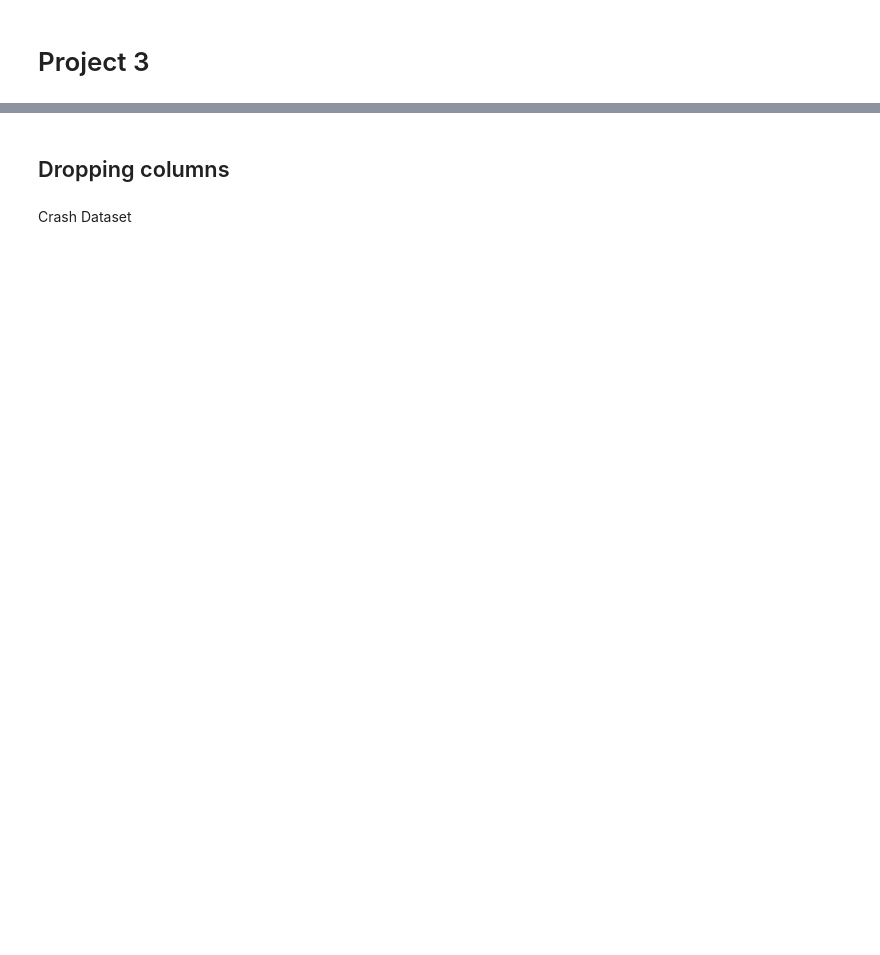
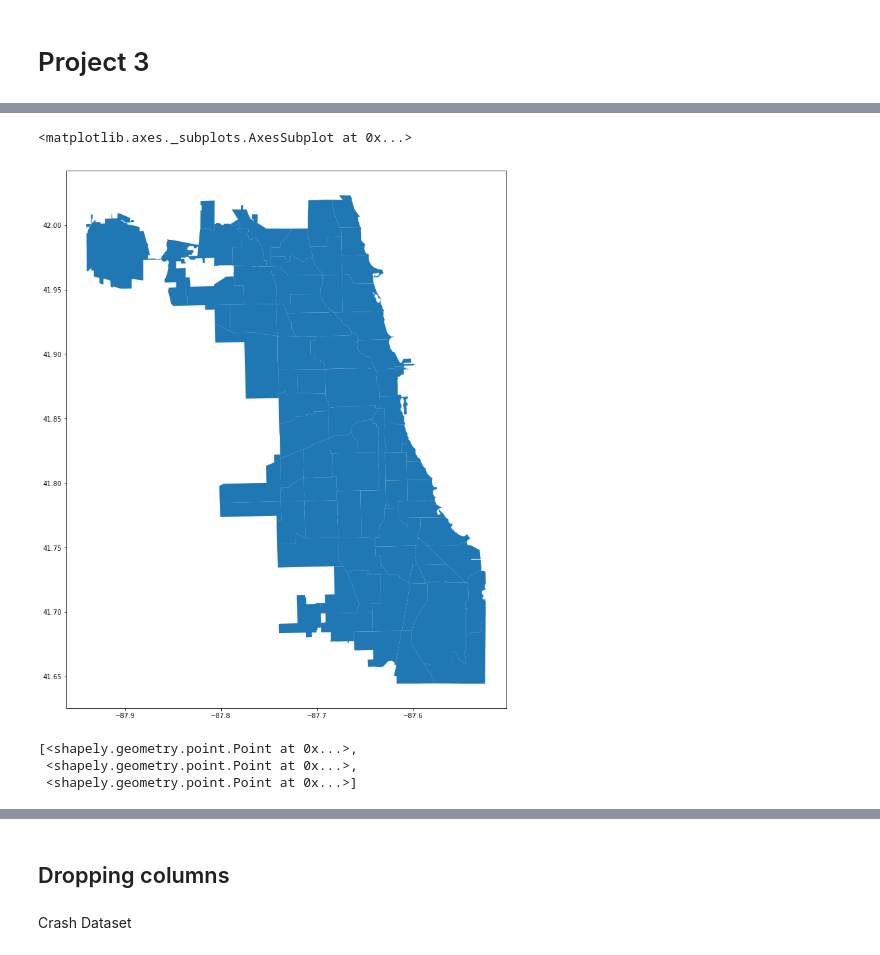
Before and after one commit to raylinsoriano/Project_3_Classification, a Jupyter notebook: Raylin's_Notebook.ipynb, the cells around one changed output, grey strips where cells are left out. Drawn from its saved outputs; the diff is of its cells as text; code cells hidden in the pictures; blank space fills up the shorter version.

```diff
--- a/Raylin's_Notebook.ipynb
+++ b/Raylin's_Notebook.ipynb
@@ -2,0 +127,15 @@
+# %%
+street_map = gpd.read_file('data/Boundaries - Community Areas (current).zip')
+fig,ax = plt.subplots(figsize = (15,15))
+street_map.plot(ax=ax)
+# %% [output]
+<matplotlib.axes._subplots.AxesSubplot at 0x...>
+[figure, added]
+# %%
+crs = {'init': 'epsg:4326'}
+geo = [Point(xy) for xy in zip( df["LONGITUDE"], df["LATITUDE"])]
+geo[:3]
+# %% [output]
+[<shapely.geometry.point.Point at 0x...>,
+ <shapely.geometry.point.Point at 0x...>,
+ <shapely.geometry.point.Point at 0x...>]
```
Also changed, not shown: parts of 111 cells of this notebook, 1 other file.
